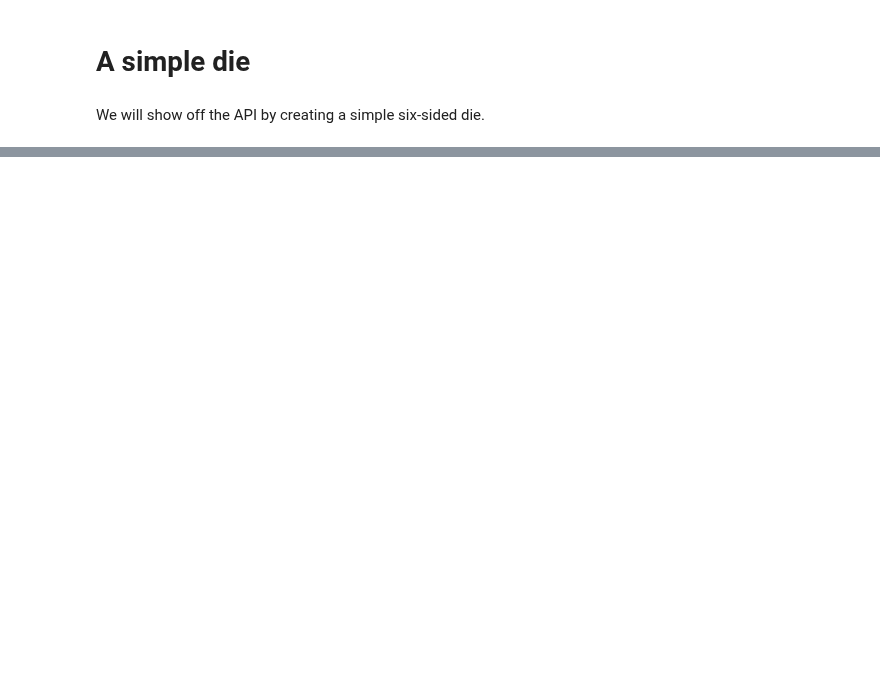
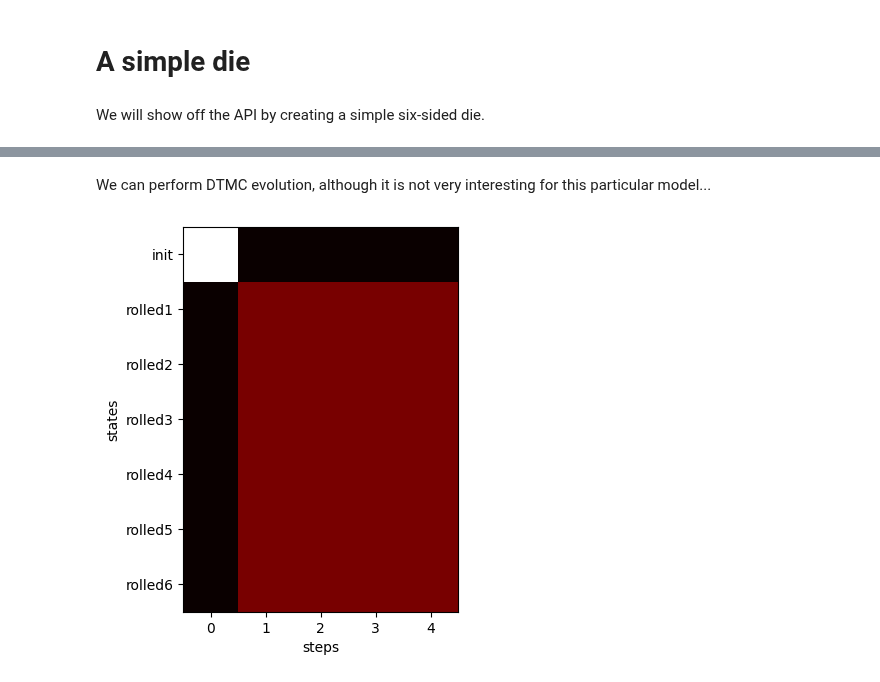
Before and after one commit to moves-rwth/stormvogel, a Jupyter notebook: docs/getting_started/die.ipynb, the cells around one changed output, grey strips where cells are left out. Saved outputs shown, nothing was run; the diff lists cells and outputs as text; code cells hidden in the pictures; blank space fills up the shorter version.

```diff
--- a/docs/getting_started/die.ipynb
+++ b/docs/getting_started/die.ipynb
@@ -31,3 +31,12 @@ vis = stormvogel.show.show(dtmc, debug_output=debug, save_and_embed=True, name="
 [interactive output not drawn]
 # %%
 stormpy_dtmc = stormvogel.mapping.stormvogel_to_stormpy(dtmc)
+# %% [markdown]
+We can perform DTMC evolution, although it is not very interesting for this particular model...
+# %%
+import stormvogel.lib
+result = stormvogel.lib.dtmc_evolution(dtmc, steps=5)
+labels = [s.labels[0] for s in dtmc.get_states().values()]
+stormvogel.lib.display_value_iteration_result(result, 5, labels)
+# %% [output]
+[figure, added]
```
Also changed, not shown: 8 other files.
